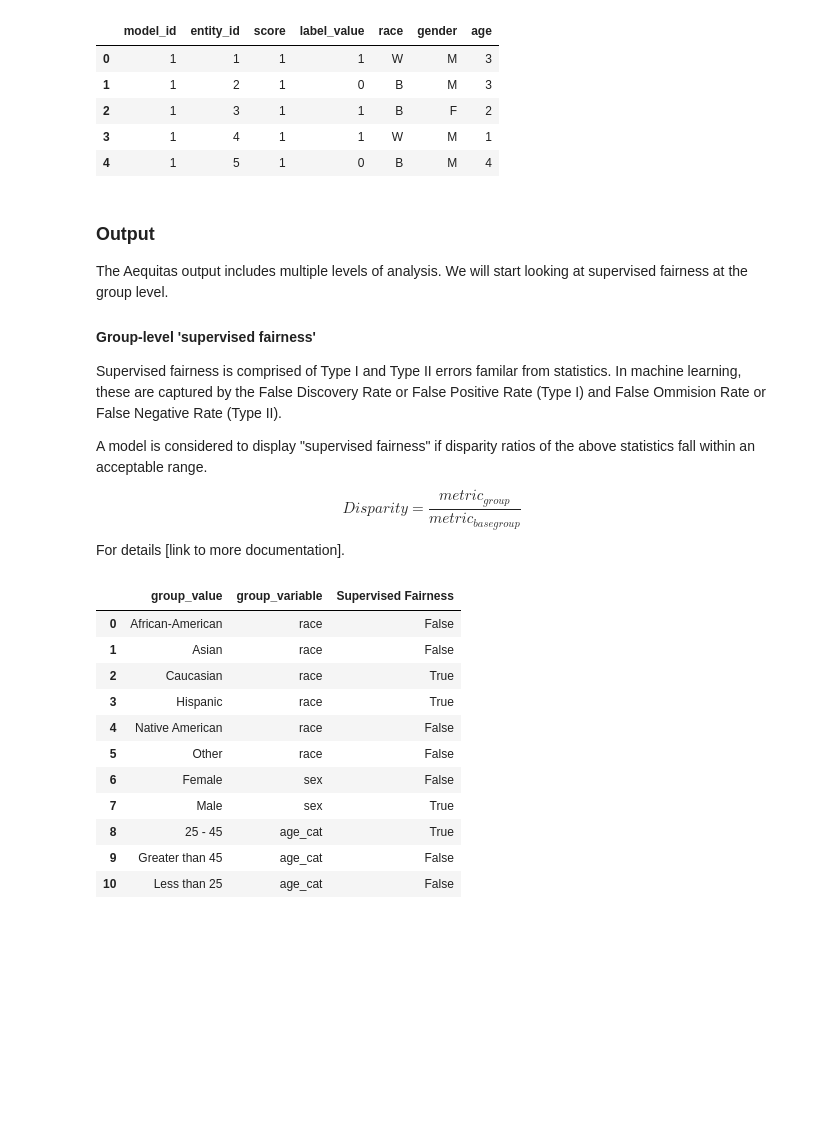
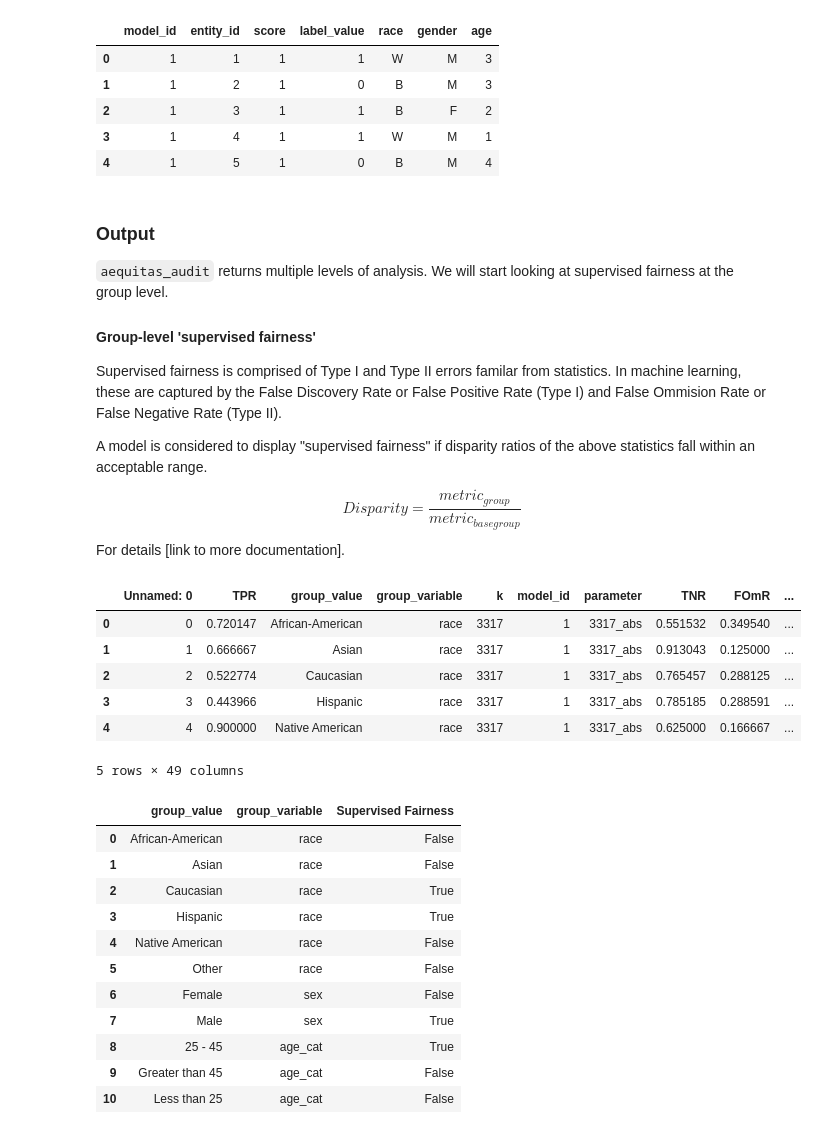
Before and after one commit to deparkes/aequitas, a Jupyter notebook: demo/notebooks/Aequitas introduction.ipynb, the cells around one changed output. Saved outputs shown, nothing was run; the diff lists cells and outputs as text; code cells hidden in the pictures; blank space fills up the shorter version.

```diff
--- a/demo/notebooks/Aequitas introduction.ipynb
+++ b/demo/notebooks/Aequitas introduction.ipynb
@@ -40,9 +38,7 @@ df[['model_id', 'entity_id', 'score', 'label_value','race', 'gender', 'age']].he
 | 4 | 1 | 5 | 1 | 0 | B | M | 4 |
 # %% [markdown]
 ### Output
-
-
-The Aequitas output includes multiple levels of analysis. We will start looking at supervised fairness at the group level.
+`aequitas_audit` returns multiple levels of analysis. We will start looking at supervised fairness at the group level.
 
 #### Group-level 'supervised fairness'
 
@@ -52,6 +48,16 @@ A model is considered to display "supervised fairness" if disparity ratios of th
 
 $$ Disparity =  \frac{metric_{group}}{metric_{base group}} $$
 For details [link to more documentation].
+# %%
+df.head()
+# %% [output]
+|  | Unnamed: 0 | TPR | group_value | group_variable | k | model_id | parameter | TNR | FOmR | ... |
+| 0 | 0 | 0.720147 | African-American | race | 3317 | 1 | 3317_abs | 0.551532 | 0.349540 | ... |
+| 1 | 1 | 0.666667 | Asian | race | 3317 | 1 | 3317_abs | 0.913043 | 0.125000 | ... |
+| 2 | 2 | 0.522774 | Caucasian | race | 3317 | 1 | 3317_abs | 0.765457 | 0.288125 | ... |
+| 3 | 3 | 0.443966 | Hispanic | race | 3317 | 1 | 3317_abs | 0.785185 | 0.288591 | ... |
+| 4 | 4 | 0.900000 | Native American | race | 3317 | 1 | 3317_abs | 0.625000 | 0.166667 | ... |
+5 rows × 49 columns
 # %%
 df = pd.read_csv('../data/compas_group_value_fairness.csv')
 df[['group_value', 'group_variable', 'Supervised Fairness']].style.applymap(color_tf)
```
Also changed, not shown: parts of 8 cells of this notebook, 1 other file.
